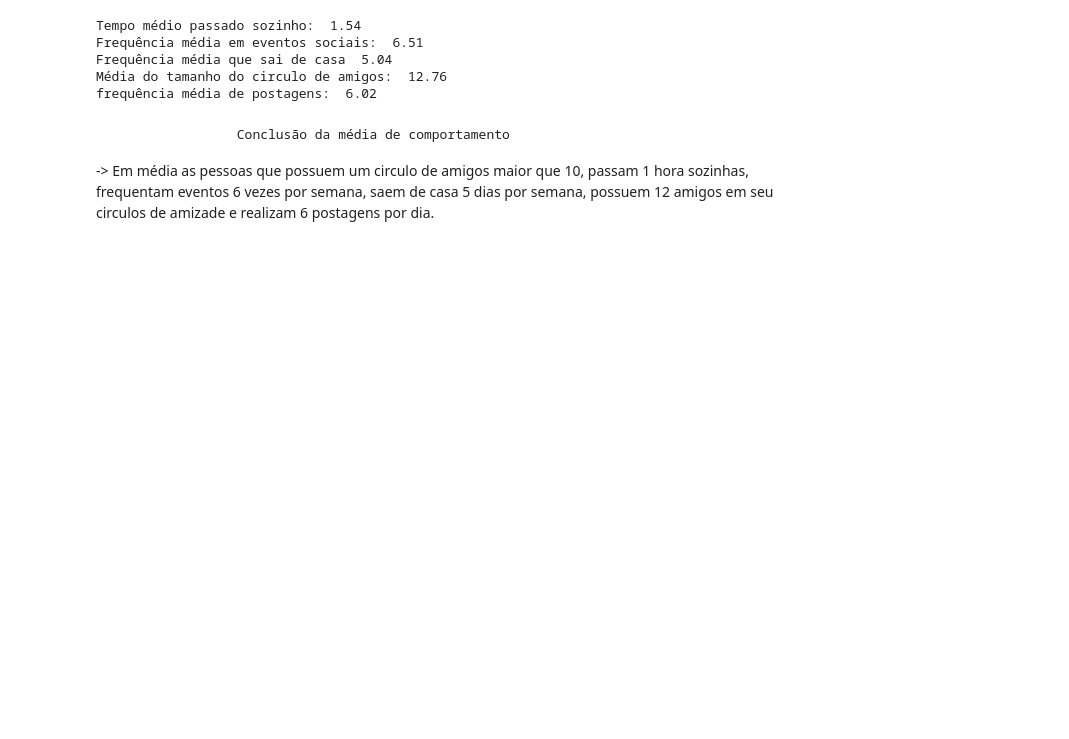
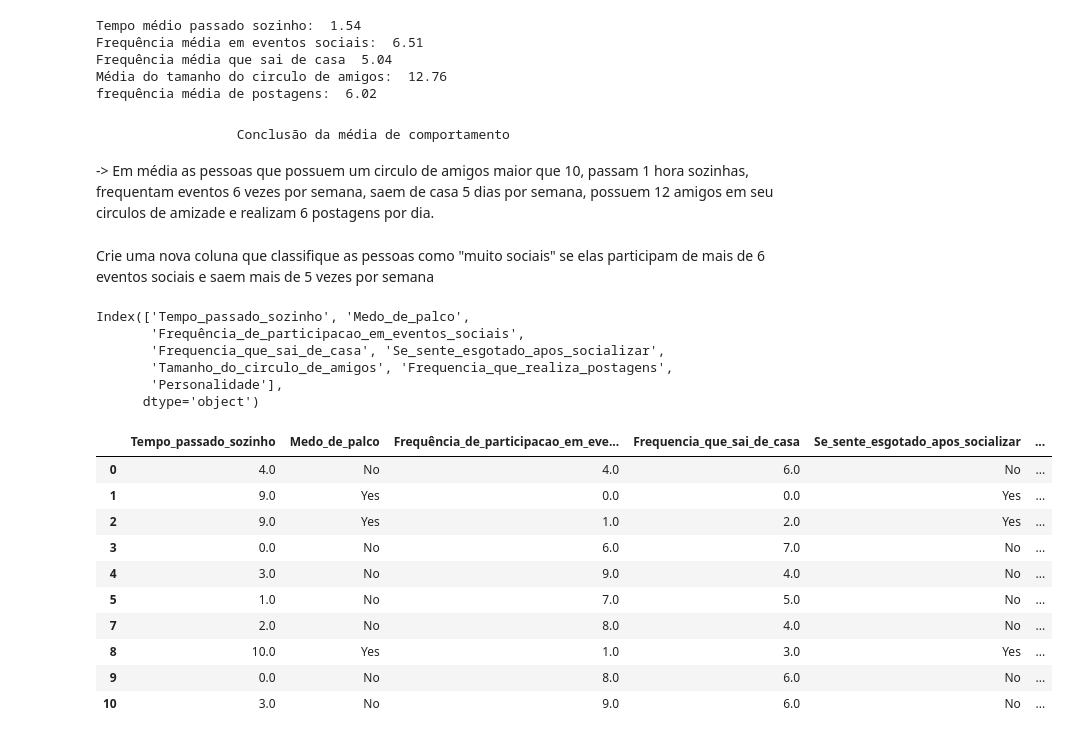
Before and after one commit to caikedomingues/An-lise-de-dados-sobre-comportamento-extrovertido-vs-introvertido, a Jupyter notebook: Analise.ipynb, the cells around one changed output. Drawn from its saved outputs; the diff is of its cells as text; code cells hidden in the pictures; blank space fills up the shorter version.

```diff
--- a/Analise.ipynb
+++ b/Analise.ipynb
@@ -659,3 +659,30 @@ frequência média de postagens:  6.02
                     Conclusão da média de comportamento
 -> Em média as pessoas que possuem um circulo de amigos maior que 10, passam
 1 hora sozinhas, frequentam eventos 6 vezes por semana, saem de casa 5 dias por semana, possuem 12 amigos em seu circulos de amizade e realizam 6 postagens por dia.
+# %% [markdown]
+Crie uma nova coluna que classifique as pessoas como "muito sociais" se elas participam de mais de 6 eventos sociais e saem mais de 5 vezes por semana
+# %%
+base_de_dados.columns
+# %% [output]
+Index(['Tempo_passado_sozinho', 'Medo_de_palco',
+       'Frequência_de_participacao_em_eventos_sociais',
+       'Frequencia_que_sai_de_casa', 'Se_sente_esgotado_apos_socializar',
+       'Tamanho_do_circulo_de_amigos', 'Frequencia_que_realiza_postagens',
+       'Personalidade'],
+      dtype='object')
+# %%
+base_de_dados['muito_sociais'] = ((base_de_dados['Frequência_de_participacao_em_eventos_sociais'] > 6) & (base_de_dados['Frequencia_que_sai_de_casa'] > 5))
+# %%
+base_de_dados.head(10)
+# %% [output]
+|  | Tempo_passado_sozinho | Medo_de_palco | Frequência_de_participacao_em_eve... | Frequencia_que_sai_de_casa | Se_sente_esgotado_apos_socializar | ... |
+| 0 | 4.0 | No | 4.0 | 6.0 | No | ... |
+| 1 | 9.0 | Yes | 0.0 | 0.0 | Yes | ... |
+| 2 | 9.0 | Yes | 1.0 | 2.0 | Yes | ... |
+| 3 | 0.0 | No | 6.0 | 7.0 | No | ... |
+| 4 | 3.0 | No | 9.0 | 4.0 | No | ... |
+| 5 | 1.0 | No | 7.0 | 5.0 | No | ... |
+| 7 | 2.0 | No | 8.0 | 4.0 | No | ... |
+| 8 | 10.0 | Yes | 1.0 | 3.0 | Yes | ... |
+| 9 | 0.0 | No | 8.0 | 6.0 | No | ... |
+| 10 | 3.0 | No | 9.0 | 6.0 | No | ... |
```
Also changed, not shown: parts of 1 cell of this notebook.
